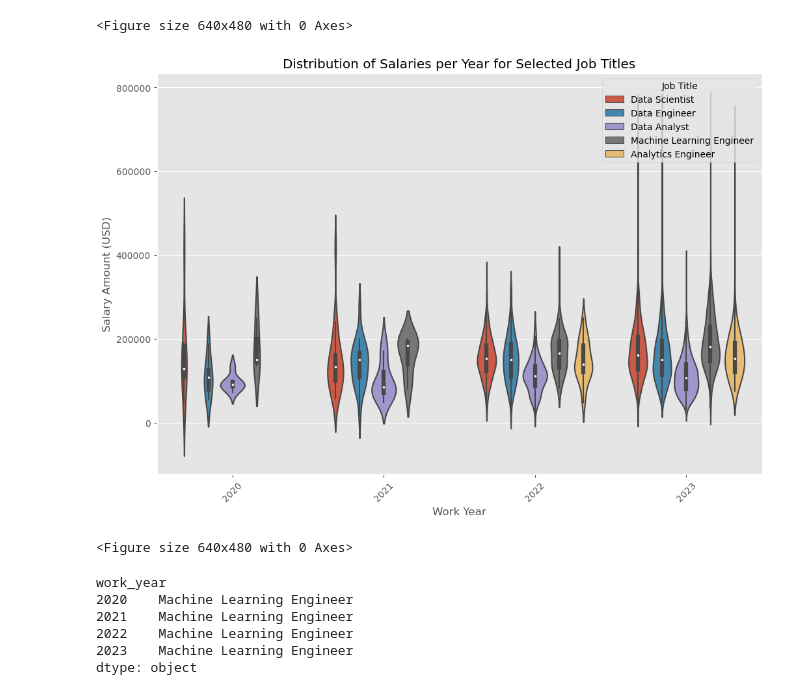
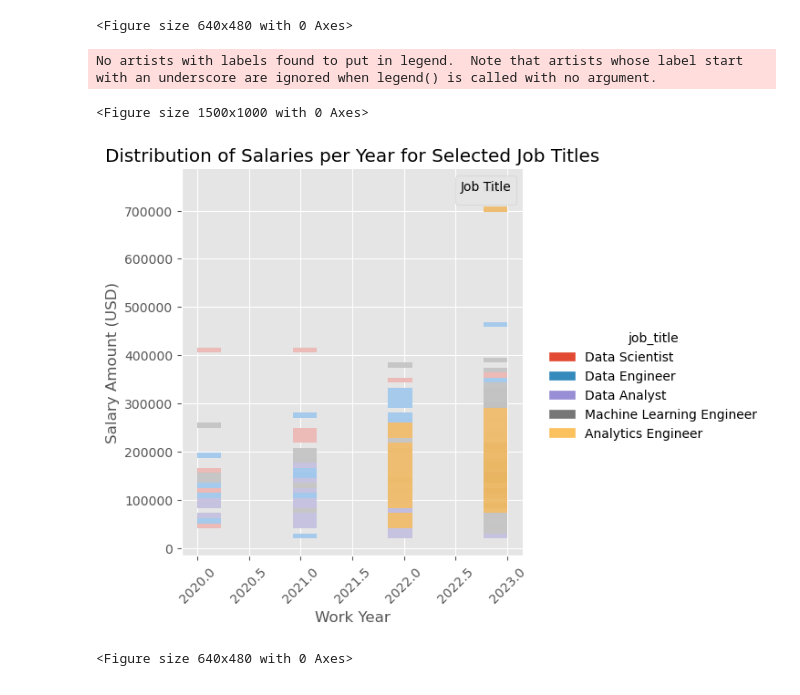
Before and after one commit to shemani2/Project1, a Jupyter notebook: question_3/question_3.ipynb, the cells around one changed output. Cells and saved outputs as stored; diff of their text form; code cells hidden in the pictures.

```diff
--- a/question_3/question_3.ipynb
+++ b/question_3/question_3.ipynb
@@ -112,7 +97,7 @@ import scipy.stats as st
 import scipy.stats as stats
 # %%
 # Read csv
-data_science = Path("data_science_salaries.csv")
+data_science = Path("/Users/sumainhemani/Documents/Homework/project1/Project1/Resources/data_science_salaries.csv")
 data_science_df = pd.read_csv(data_science)
 data_science_df
 # %% [output]
@@ -325,10 +313,6 @@ print(f"Minimum Salary: {min_salary}")
 Maximum Salary: 750000
 Minimum Salary: 20000
 # %%
-#drop uneeded columns
-clean_data_df = clean_data_df.drop(['experience_level', 'employment_type', 'work_models','employee_residence', 'salary_in_usd','company_size'], axis=1)
-clean_data_df
-
 #number of jobs per year
 data_by_year_df = clean_data_df[['job_title', 'work_year']].groupby('work_year').count()
 data_by_year_df
@@ -337,6 +321,9 @@ data_by_year_df
 plt.style.use('ggplot')
 plt.plot(data_by_year_df['job_title'])
 plt.xticks(rotation=75)
+plt.title('Number of Jobs Over Time')
+plt.xlabel('Years')
+plt.ylabel('Quantity of Jobs')
 plt.show()
 plt.savefig('Images/NumberofJobs.png')
 # %% [output]
@@ -400,32 +407,19 @@ plt.savefig('Images/ViewJobDistribution.png')
 # %%
 import seaborn as sns
 import matplotlib.pyplot as plt
 
-# Create a box plot
-plt.figure(figsize=(12, 8))
-sns.violinplot(x='work_year', y='salary', hue='job_title', data=clean_data_df)
+# Create a violin plot
+plt.figure(figsize=(15, 10))
+sns.displot(x='work_year', y='salary', hue='job_title', data=clean_data_df)
 plt.title('Distribution of Salaries per Year for Selected Job Titles')
 plt.xlabel('Work Year')
 plt.ylabel('Salary Amount (USD)')
 plt.xticks(rotation=45)
 plt.legend(title='Job Title')
 plt.show()
-plt.savefig('Images/ViolinplotviewofJobDistribution')
+plt.savefig('Images/DisplotJobDistribution')
 # %% [output]
+No artists with labels found to put in legend.  Note that artists whose label start with an underscore are ignored when legend() is called with no argument.
+<Figure size 1500x1000 with 0 Axes>
-[figure, old version]
+[figure, new version]
-<Figure size 640x480 with 0 Axes>
+<Figure size 640x480 with 0 Axes>
-# %%
-# Group the data by "work_year" and "job_title" and calculate the average salary
-average_salary_by_job_title = clean_data_df.groupby(["work_year", "job_title"])["salary"].mean().unstack()
-
-# Sort the data to identify the trending job titles per year based on salary
-trending_jobs = average_salary_by_job_title.T.idxmax()
-
-print(trending_jobs)
-# %% [output]
-work_year
-2020    Machine Learning Engineer
-2021    Machine Learning Engineer
-2022    Machine Learning Engineer
-2023    Machine Learning Engineer
-dtype: object
```
Also changed, not shown: parts of 9 cells of this notebook, 4 other files.
